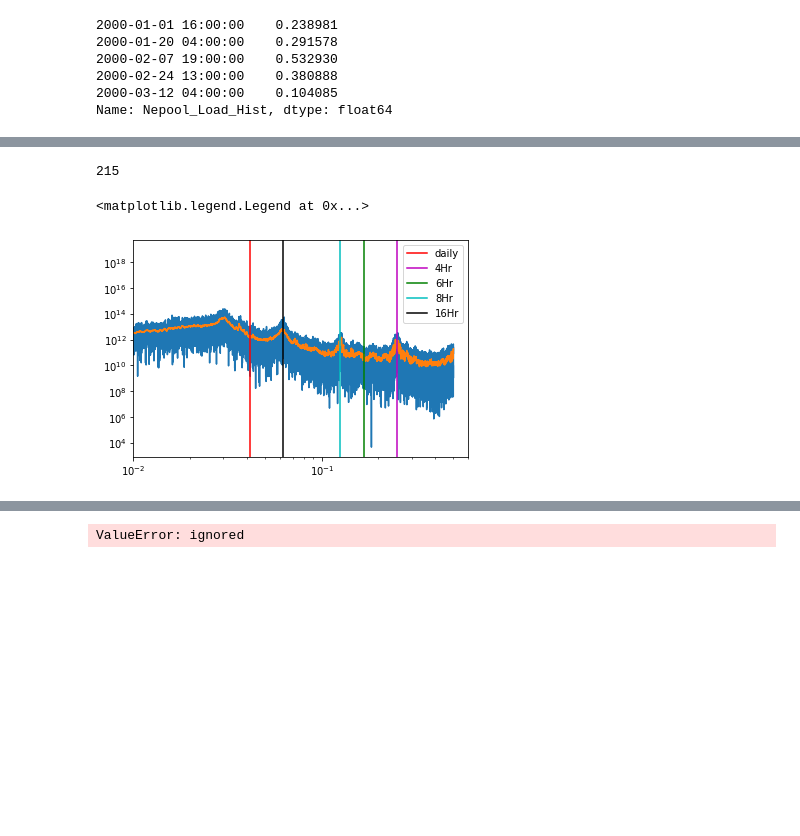
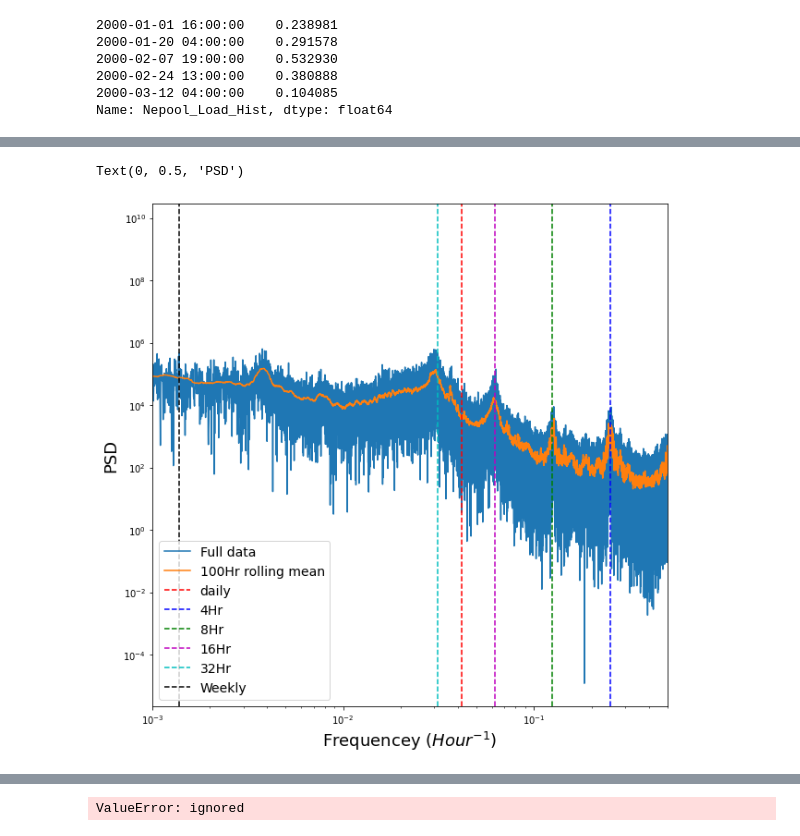
Before and after one commit to takao8/MLTSAProject, a Jupyter notebook: RNN_network_code.ipynb, the cells around one changed output, grey strips where cells are left out. Drawn from its saved outputs; the diff is of its cells as text; code cells hidden in the pictures; blank space fills up the shorter version.

```diff
--- a/RNN_network_code.ipynb
+++ b/RNN_network_code.ipynb
@@ -243,0 +190,17 @@ df_fft['psd'] = psd
+# %%
+def get_fft(df=None, key='Nepool_Load_Hist', sr=1):
+
+    '''Function tpo create a dataframe which will have all the frequencies and
+    PSD values given a dataframe and the key and samplerate'''
+    sample_rate = sr
+    N = len(df)
+    f = np.fft.fft(array(df[key].values))
+
+    psd = np.abs(f[:int((N+1)/2 + 0.5)])**2
+    x_val = np.fft.rfftfreq(N, 1.0/sample_rate)
+
+    df_fft = pd.DataFrame()
+    df_fft['freq'] = x_val
+    df_fft['psd'] = psd
+
+    return df_fft
@@ -244,31 +221,29 @@ df_fft['psd'] = psd
 # %%
 #Fourier transform
 sample_rate = 1 #samples per hour
-N = len(df_scaled_short)
-f = np.fft.fft(df_scaled_short.Nepool_Load_Hist.values)
-print(len(f))
-
-df_fft = pd.DataFrame()
-df_fft['freq'] = x_val
-df_fft['psd'] = psd
+df_fft = get_fft(df_scaled)
 
 win_len = 100
-pl.plot( x_val, psd)
-pl.plot( df_fft.freq.rolling(win_len).mean(), df_fft.psd.rolling(win_len).mean())
+
+pl.figure(figsize=(10,10))
+pl.plot( df_fft.freq, df_fft.psd, label='Full data')
+pl.plot( df_fft.freq.rolling(win_len).mean(), df_fft.psd.rolling(win_len).mean(), label='100Hr rolling mean')
 #pl.plot( df_fft.freq.rolling(300).mean(), df_fft.psd.rolling(300).mean())
 #pl.plot( df_fft.freq.rolling(300).max(), df_fft.psd.rolling(300).max())
-pl.axvline(1/24., label='daily', color='r')
-pl.axvline(1/4., label='4Hr', color='m')
-pl.axvline(1/6., label='6Hr', color='g')
-pl.axvline(1/8., label='8Hr', color='c')
-pl.axvline(1/16, label='16Hr', color='k')
+pl.axvline(1/24., label='daily', color='r', ls='--')
+pl.axvline(1/4., label='4Hr', color='b', ls='--')
+pl.axvline(1/8., label='8Hr', color='g', ls='--')
+pl.axvline(1/16, label='16Hr', color='m', ls='--')
+pl.axvline(1/32, label='32Hr', color='c', ls='--')
+pl.axvline(1/(24*30.), label='Weekly', color='k', ls='--')
 pl.yscale('log')
 pl.xscale('log')
-pl.xlim(0.01, 0.6)
-pl.legend()
+pl.xlim(1.e-3, 0.5)
+pl.legend(fontsize=14)
+pl.xlabel(r'Frequencey (${Hour}^{-1}$)', fontsize=18)
+pl.ylabel('PSD', fontsize=18)
 #pl.ylim(0.8*df_fft.psd.rolling(win_len).mean().min(), df_fft.psd.rolling(win_len).mean().max())
 #shape(x_val[::100]), shape(psd[::100])
 # %% [output]
-215
+Text(0, 0.5, 'PSD')
-<matplotlib.legend.Legend at 0x...>
-[figure, old version]
+[figure, new version]
```
Also changed, not shown: parts of 42 cells of this notebook.
